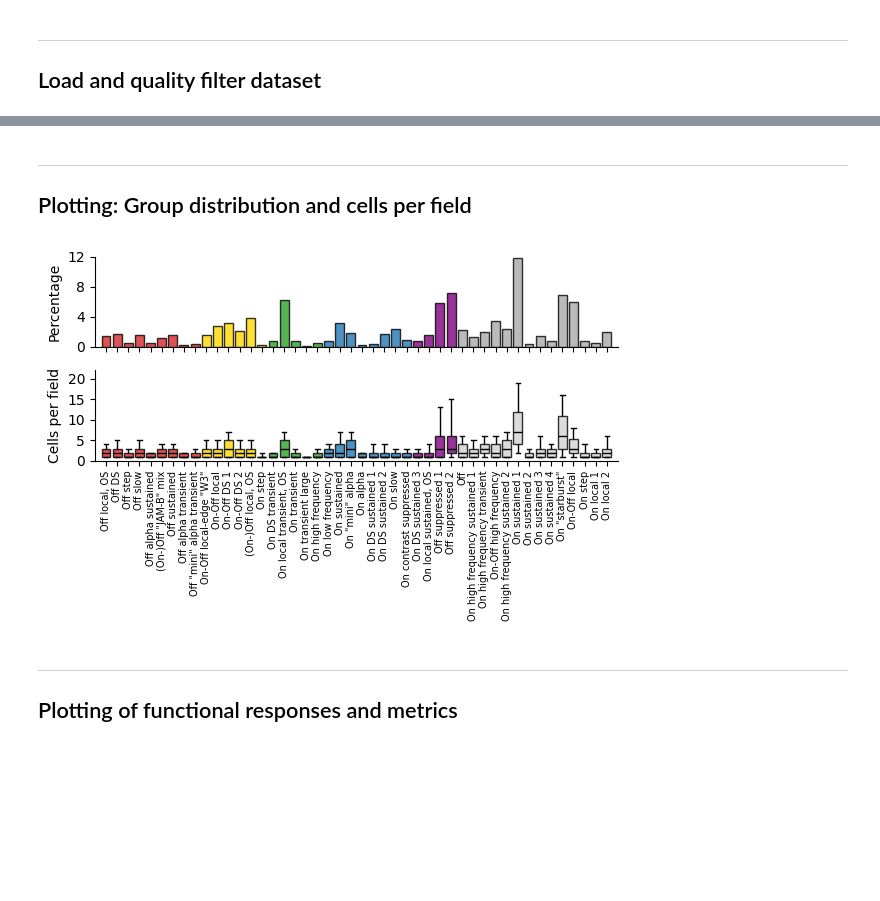
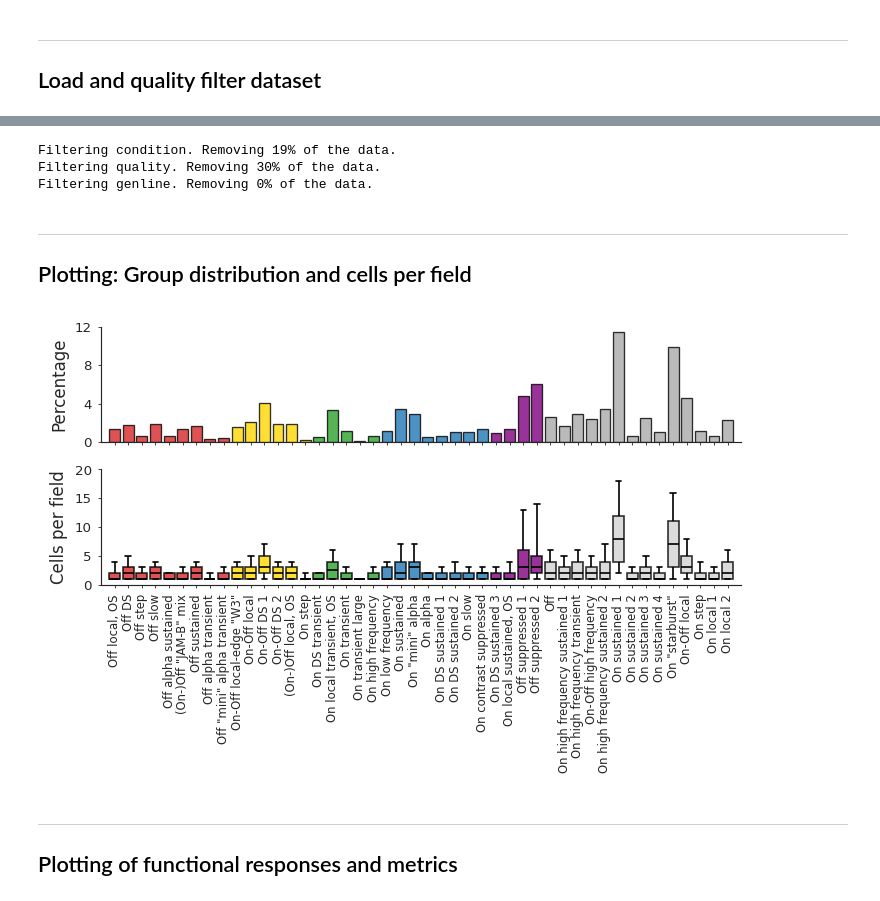
Before and after one commit to eulerlab/all-GCL-manuscript, a Jupyter notebook: notebooks/Fig3_functional_classification.ipynb, the cells around one changed output, grey strips where cells are left out. Drawn from its saved outputs; the diff is of its cells as text; code cells hidden in the pictures; blank space fills up the shorter version.

```diff
--- a/notebooks/Fig3_functional_classification.ipynb
+++ b/notebooks/Fig3_functional_classification.ipynb
@@ -50,0 +45,26 @@ trf_data = np.stack(filtered_trf['trf'])
+# %%
+from all_gcl_manuscript.dataframe import filter_df
+
+all_gcl_df = filter_df(
+    df=all_gcl_df,
+    condition_filter=True,
+    quality_filter=True,
+    location_filter=False,
+    genline_filter=True,
+    rf_quality_filter=False,
+    verbose=True
+)
+# %% [output]
+Filtering condition. Removing 19% of the data.
+Filtering quality. Removing 30% of the data.
+Filtering genline. Removing 0% of the data.
+# %%
+label_encoder = LabelEncoder()
+encoded_experimenter = label_encoder.fit_transform(all_gcl_df['experimenter'].values)
+
+label_encoder = LabelEncoder()
+encoded_gender = label_encoder.fit_transform(all_gcl_df['animgender'].values)
+
+all_gcl_df['experimenter_id']=encoded_experimenter+1
+all_gcl_df['age'] = all_gcl_df['age'].astype(int)
+all_gcl_df['age_weeks'] = all_gcl_df['age'] / 7
@@ -72,9 +101,7 @@ colors = ['tab:red'] * 9 + ['gold'] * 5 + ['tab:green'] * 6 + ['tab:blue'] * 8 +
 save = 0
 fontsize_labels = 10
 
-sub_map = str.maketrans("0123456789", "₀₁₂₃₄₅₆₇₈₉")
-group_ticks = np.arange(1, 47, 1)
-group_labels = [f"G{str(num).translate(sub_map)}" for num in group_ticks]
+
 fig, ax = plt.subplot_mosaic("""
 AAAA
 BBBB
@@ -85,7 +112,7 @@ BBBB
 ###########################################
 group_order = np.arange(1, len(group_ticks)+1)
 id_to_label = {gid: lab for gid, lab in zip(group_order, group_labels)}
-percentages = (all_rgcs_df['group_id'].value_counts(normalize=True).reindex(group_order, fill_value=0) * 100)
+percentages = (all_gcl_df['group_id'].value_counts(normalize=True).reindex(group_order, fill_value=0) * 100)
 percent_data = pd.DataFrame({'group_id': group_order,'percentage': percentages.values})
 bars = sns.barplot(data=percent_data, x='group_id', y='percentage', order=group_order, color='darkgray', edgecolor='k', alpha=0.8, ax=ax['A'])
 ax['A'].set_xlabel('')
@@ -111,15 +138,11 @@ for i, bar in enumerate(bars.patches, start=1):
 ###########################################
 #####  cell count per field
 ###########################################
-cell_counts_per_field = filtered_df.groupby(["experimenter", "date", "exp_num", "field", "group_id"]).size().reset_index(name="cell_count")
-celltype_stats = cell_counts_per_field.groupby("group_id")["cell_count"].agg(mean_cells_per_field="mean",std_cells_per_field="std",sem_cells_per_field="sem" ).reset_index()
-unique_fields = filtered_df.drop_duplicates(subset=["experimenter", "date", "exp_num", "field", "group_id"])
-coverage = unique_fields.groupby("group_id").size().reset_index(name="coverage_factor")
-total_fields = all_rgcs_df.drop_duplicates(subset=["experimenter", "date", "exp_num", "field"]).shape[0]
-coverage["normalized_coverage"] = coverage["coverage_factor"] / total_fields
-merged = (coverage[['group_id','normalized_coverage']].merge(celltype_stats[['group_id','mean_cells_per_field']], on='group_id', how='inner').sort_values('group_id'))
+cells_per_type_per_field = (all_gcl_df.groupby(["experimenter", "date", "exp_num", "field", "group_id"]).size().reset_index(name="cell_count"))
+stats_per_type = (cells_per_type_per_field.groupby("group_id")["cell_count"].agg(mean_cells="mean", std_cells="std").reset_index())
+
 bars = sns.boxplot(
-    data=cell_counts_per_field,
+    data=cells_per_type_per_field,
     x="group_id",
     y="cell_count",
     whis=[10,90],          # whiskers at min and max
@@ -132,37 +155,37 @@ bars = sns.boxplot(
     ax=ax['B']
 )
 ax['B'].set_xlabel('')
-ax['B'].set_ylabel('Cells per field')
+ax['B'].set_ylabel('Cells per field',fontsize=fontsize_labels)
 positions = np.array(group_order) - 1
 ax['B'].set_xticks(positions, gcl_group_names, rotation=90, fontsize=7)
 ax['B'].set_xlim(-1, group_order[-1])
-ax['B'].set_ylim(0,22)
+ax['B'].set_ylim(0,20)
 ax['B'].set_yticks([0, 5, 10, 15, 20])
 ax['B'].set_yticklabels(['0', '5', '10', '15', '20'])
 
 for i, bar in enumerate(bars.patches, start=1):
     if 1 <= i <= 9:
         bar.set_facecolor('tab:red')
     elif 10 <= i <= 15:
         bar.set_facecolor('gold')
     elif 16 <= i <= 20:
         bar.set_facecolor('tab:green')
     elif 21 <= i <= 28:
         bar.set_facecolor('tab:blue')
     elif 29 <= i <= 32:
         bar.set_facecolor('purple')
 
 fig.subplots_adjust(wspace=0.2, hspace=-0.1)
 sns.despine()
 fig.tight_layout()
 
 if save==1:
     figname = 'INSERT_FIGURE_NAME'
     fig.patch.set_facecolor('white')
     fig.savefig("YOUR_PATH/{}.png".format(figname), dpi=300, bbox_inches='tight',facecolor=fig.get_facecolor(), transparent=False)
     fig.savefig("YOUR_PATH/{}.svg".format(figname), dpi=300, bbox_inches='tight',facecolor=fig.get_facecolor(), transparent=False)
 # %% [output]
-[figure, old version]
+[figure, new version]
 # %% [markdown]
 ---
 ## Plotting of functional responses and metrics
```
Also changed, not shown: parts of 6 cells of this notebook.
